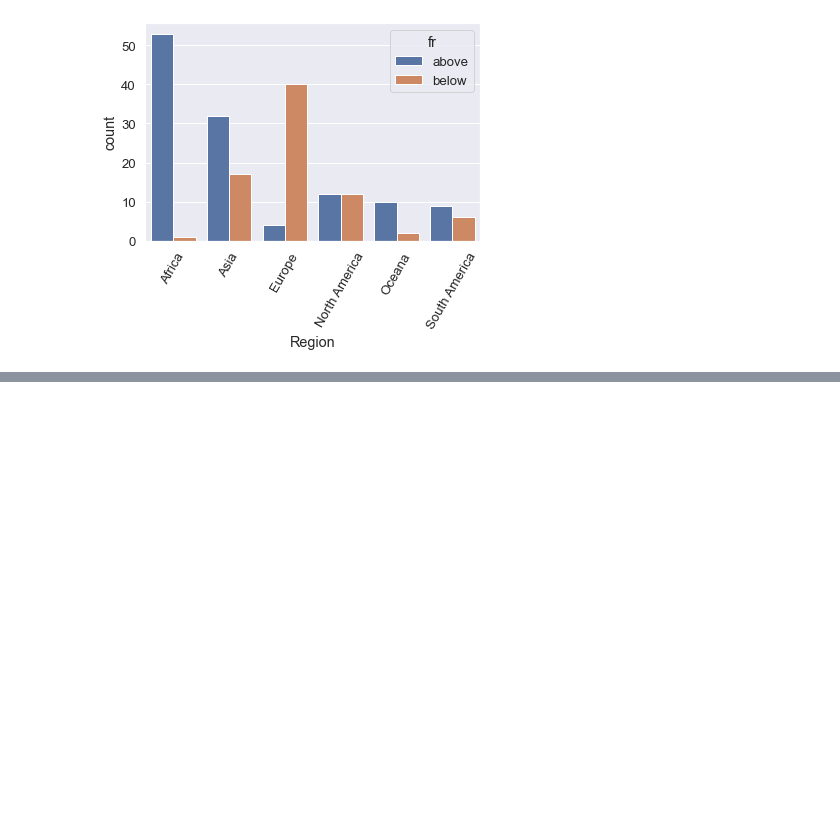
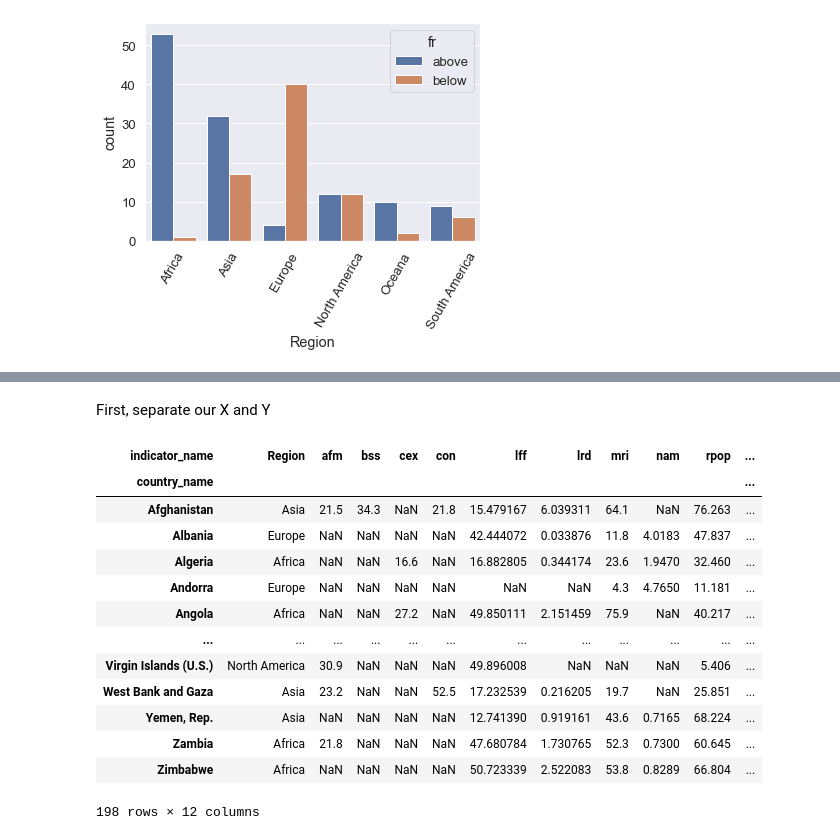
Before and after one commit to robhanusa/Fertility-Rates, a Jupyter notebook: Analysis.ipynb, the cells around one changed output, grey strips where cells are left out. Saved outputs shown, nothing was run; the diff lists cells and outputs as text; code cells hidden in the pictures; blank space fills up the shorter version.

```diff
--- a/Analysis.ipynb
+++ b/Analysis.ipynb
@@ -223,0 +238,22 @@ Since the amount of observations is high compared to the number of factors, a lo
+# %% [markdown]
+First, separate our X and Y
+# %%
+#'fr' is our target variable
+y_raw = data.fr
+X_raw = data.drop('fr',axis=1)
+X_raw
+# %% [output]
+| indicator_name | Region | afm | bss | cex | con | lff | lrd | mri | nam | rpop | ... |
+| country_name |  |  |  |  |  |  |  |  |  |  | ... |
+| Afghanistan | Asia | 21.5 | 34.3 | NaN | 21.8 | 15.479167 | 6.039311 | 64.1 | NaN | 76.263 | ... |
+| Albania | Europe | NaN | NaN | NaN | NaN | 42.444072 | 0.033876 | 11.8 | 4.0183 | 47.837 | ... |
+| Algeria | Africa | NaN | NaN | 16.6 | NaN | 16.882805 | 0.344174 | 23.6 | 1.9470 | 32.460 | ... |
+| Andorra | Europe | NaN | NaN | NaN | NaN | NaN | NaN | 4.3 | 4.7650 | 11.181 | ... |
+| Angola | Africa | NaN | NaN | 27.2 | NaN | 49.850111 | 2.151459 | 75.9 | NaN | 40.217 | ... |
+| ... | ... | ... | ... | ... | ... | ... | ... | ... | ... | ... | ... |
+| Virgin Islands (U.S.) | North America | 30.9 | NaN | NaN | NaN | 49.896008 | NaN | NaN | NaN | 5.406 | ... |
+| West Bank and Gaza | Asia | 23.2 | NaN | NaN | 52.5 | 17.232539 | 0.216205 | 19.7 | NaN | 25.851 | ... |
+| Yemen, Rep. | Asia | NaN | NaN | NaN | NaN | 12.741390 | 0.919161 | 43.6 | 0.7165 | 68.224 | ... |
+| Zambia | Africa | 21.8 | NaN | NaN | NaN | 47.680784 | 1.730765 | 52.3 | 0.7300 | 60.645 | ... |
+| Zimbabwe | Africa | NaN | NaN | NaN | NaN | 50.723339 | 2.522083 | 53.8 | 0.8289 | 66.804 | ... |
+198 rows × 12 columns
```
Also changed, not shown: parts of 22 cells of this notebook.
